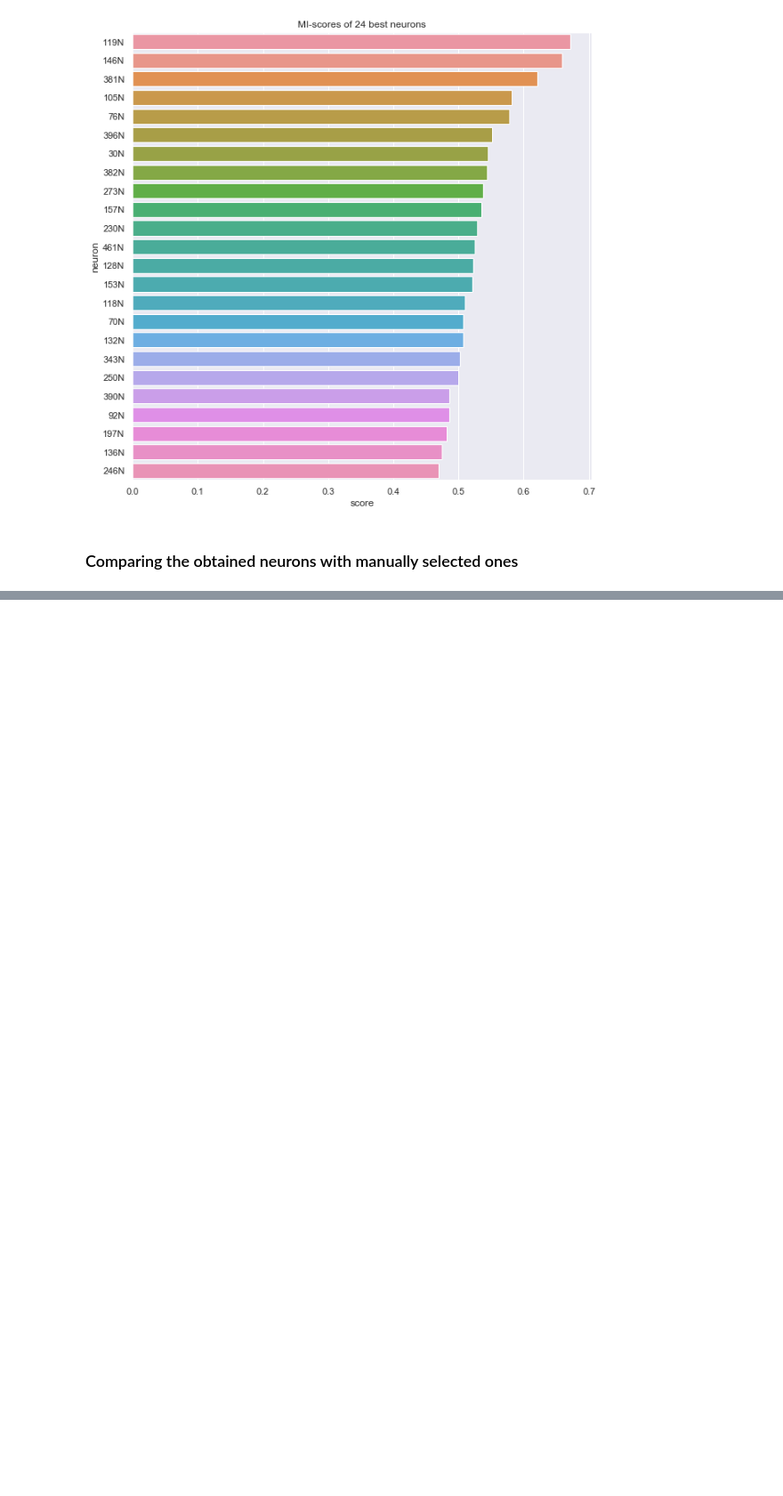
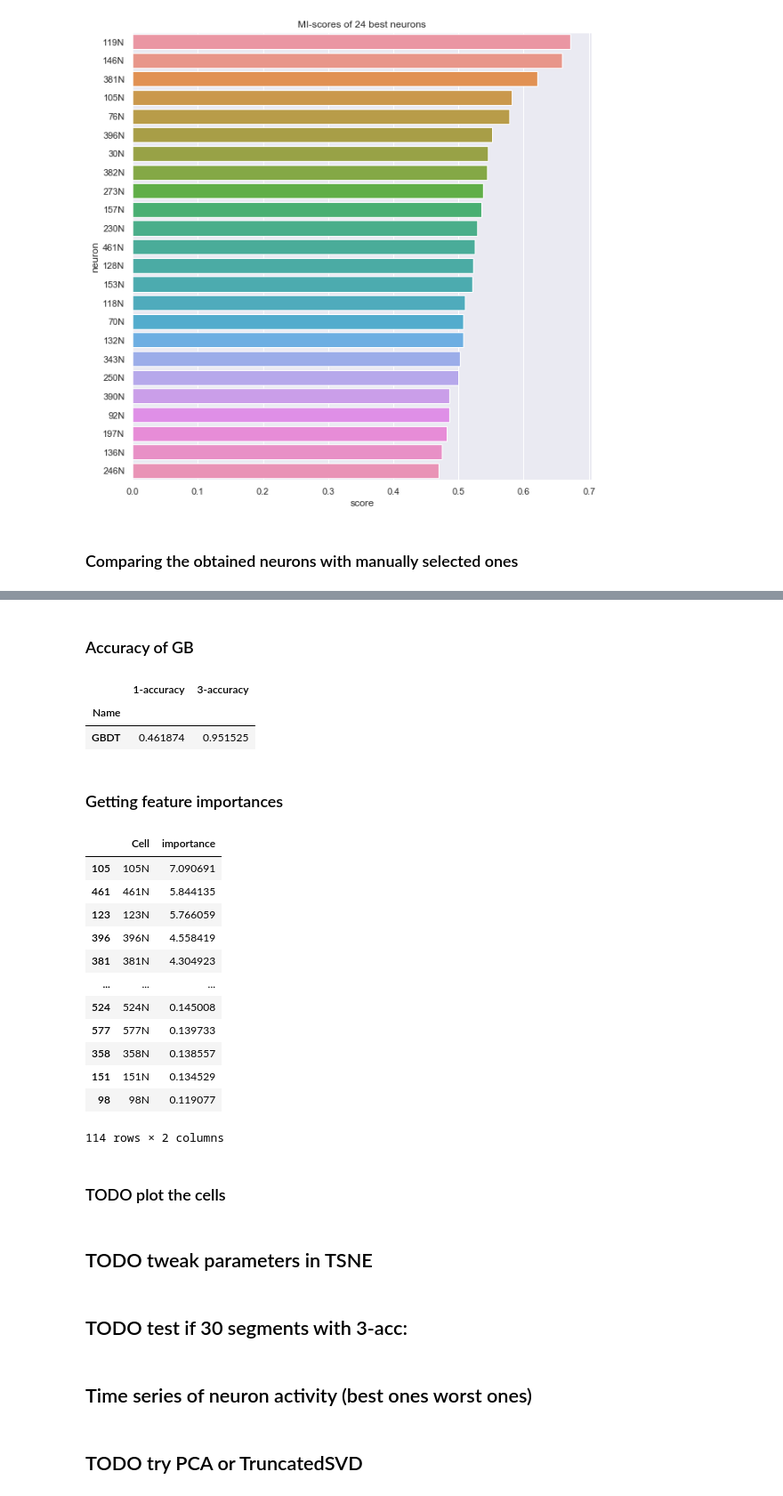
Before and after one commit to thxi/PlaceCells, a Jupyter notebook: Part_1.ipynb, the cells around one changed output, grey strips where cells are left out. Shown at 89% size. Drawn from its saved outputs; the diff is of its cells as text; code cells hidden in the pictures; blank space fills up the shorter version.

```diff
--- a/Part_1.ipynb
+++ b/Part_1.ipynb
@@ -268,0 +291,12 @@ set(fine_neurons).intersection(best_neurons)
+# %%
+train_indeces = df[:int(df.shape[0]*TRAIN_SIZE)].index
+test_indeces = df.drop(train_indeces).index
+# %%
+X = df.copy()
+X['segment'] = X['segment'].astype(int)
+X_train = X.loc[train_indeces]
+X_test = X.loc[test_indeces]
+y_train = X_train['segment']
+y_test = X_test['segment']
+X_train.drop(['segment', 'x', 'y'], axis='columns', inplace=True)
+X_test.drop(['segment', 'x', 'y'], axis='columns', inplace=True)
@@ -268,0 +320,7 @@ set(fine_neurons).intersection(best_neurons)
+# %%
+model = CatBoostClassifier(iterations=40,
+                           loss_function='MultiClass',
+                           eval_metric="Accuracy",
+                           verbose=True)
+# %%
+model.fit(X_train, y_train, plot=True, verbose=False);
@@ -268,0 +330,46 @@ set(fine_neurons).intersection(best_neurons)
+# %% [markdown]
+### Accuracy of GB
+# %%
+y_preds = [
+    (model.predict(X_test).reshape(-1), 'GBDT')
+]
+
+pd.DataFrame([
+    [name, acc_1(y_pred, y_test), acc_3(y_pred, y_test)]
+    for y_pred, name in y_preds
+], columns=['Name', '1-accuracy', '3-accuracy']).set_index('Name')
+# %% [output]
+|  | 1-accuracy | 3-accuracy |
+| Name |  |  |
+| GBDT | 0.461874 | 0.951525 |
+# %% [markdown]
+### Getting feature importances
+# %%
+importances = pd.DataFrame({"Cell":X_train.columns, "importance": model.get_feature_importance()})
+importances = importances.sort_values("importance", ascending=False)
+importances = importances[importances['importance'] > 0]
+importances
+# %% [output]
+|  | Cell | importance |
+| 105 | 105N | 7.090691 |
+| 461 | 461N | 5.844135 |
+| 123 | 123N | 5.766059 |
+| 396 | 396N | 4.558419 |
+| 381 | 381N | 4.304923 |
+| ... | ... | ... |
+| 524 | 524N | 0.145008 |
+| 577 | 577N | 0.139733 |
+| 358 | 358N | 0.138557 |
+| 151 | 151N | 0.134529 |
+| 98 | 98N | 0.119077 |
+114 rows × 2 columns
+# %% [markdown]
+### TODO plot the cells
+# %% [markdown]
+## TODO tweak parameters in TSNE
+# %% [markdown]
+## TODO test if 30 segments with 3-acc:
+# %% [markdown]
+## Time series of neuron activity (best ones worst ones)
+# %% [markdown]
+## TODO try PCA or TruncatedSVD
```
Also changed, not shown: parts of 19 cells of this notebook, 1 other file.
